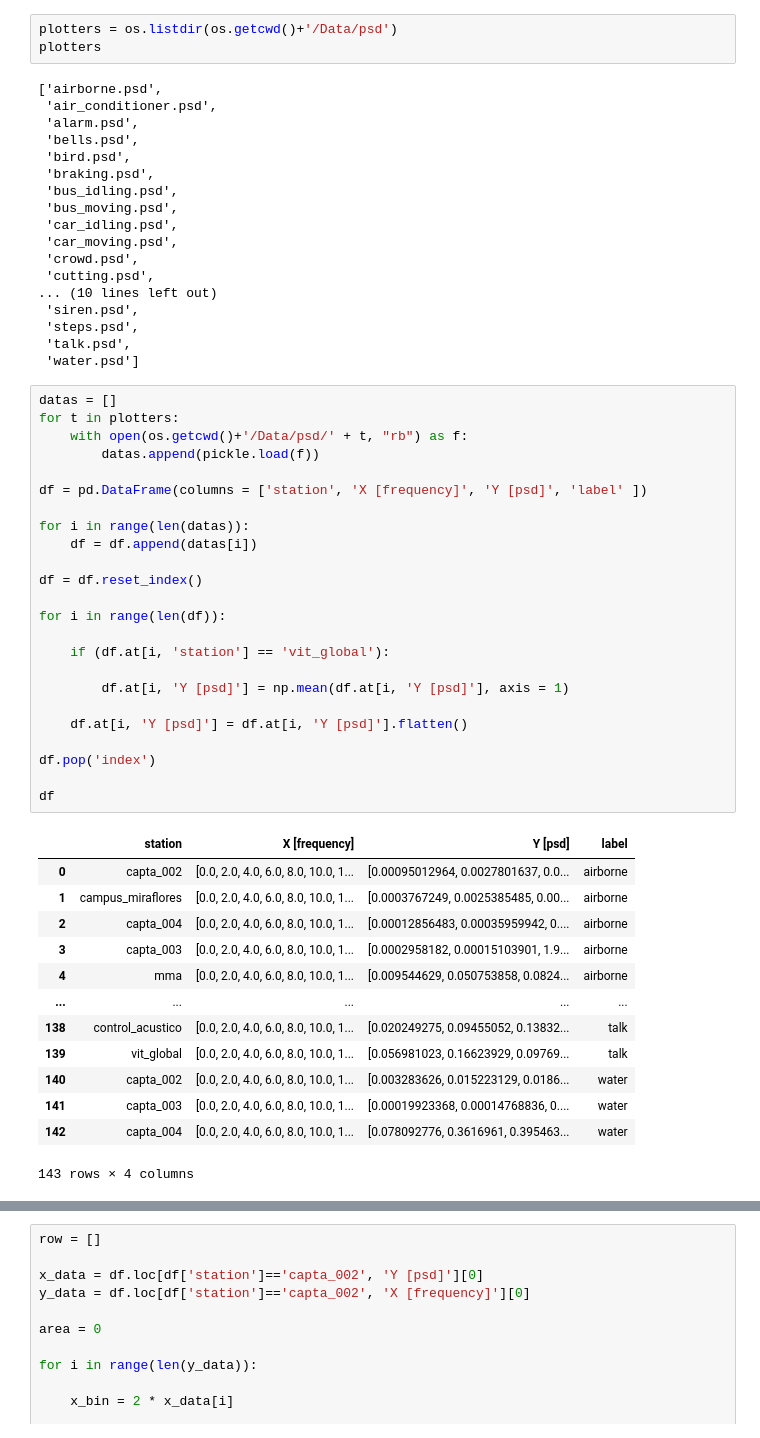
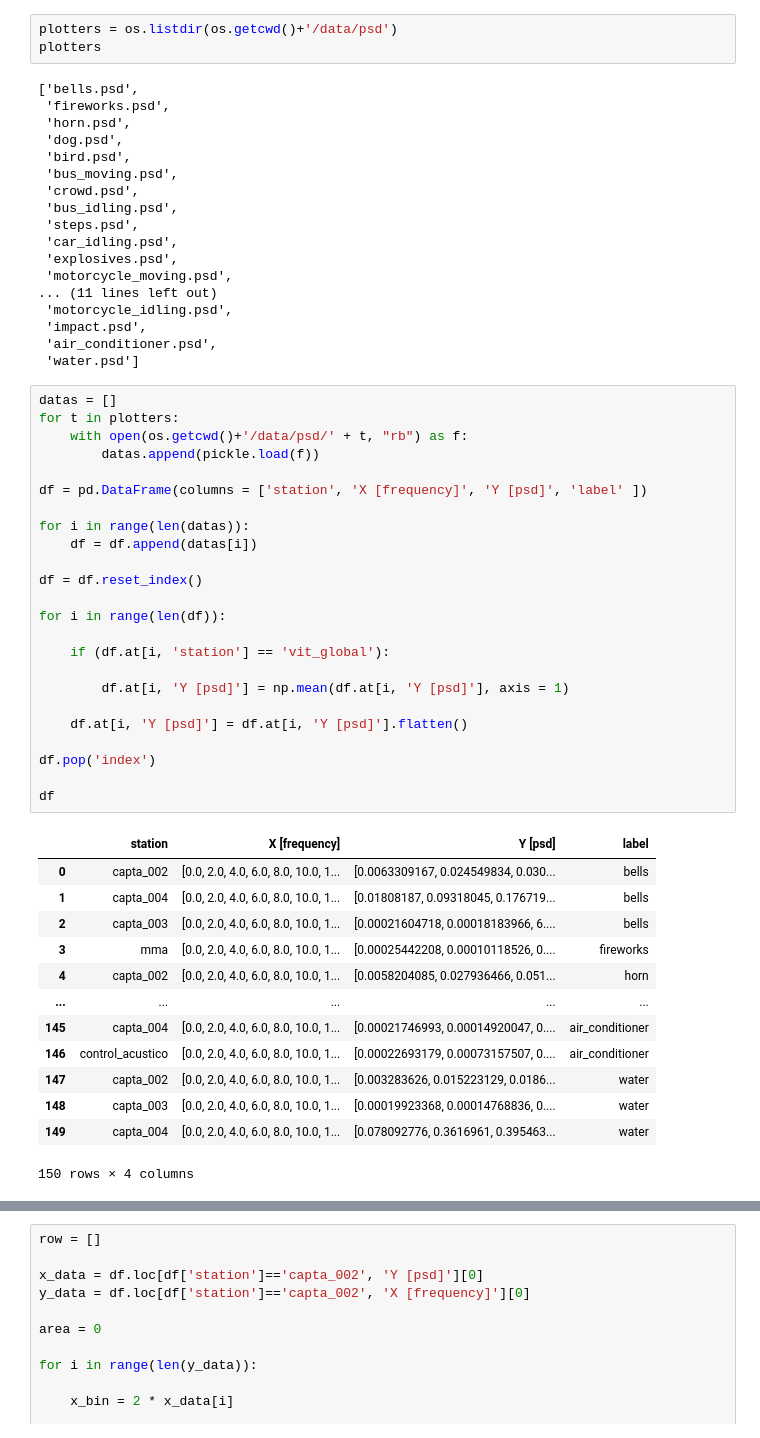
Before and after one commit to JoaquinRMorales/fusa_noise, a Jupyter notebook: Experiments.ipynb, the cells around one changed output, grey strips where cells are left out. Drawn from its saved outputs; the diff is of its cells as text.

```diff
--- a/Experiments.ipynb
+++ b/Experiments.ipynb
@@ -17,64 +25,64 @@ import WavePlotter as wp
 
 from IPython.display import Audio, display, clear_output, HTML
 # %%
-plotters = os.listdir(os.getcwd()+'/Data/psd')
+plotters = os.listdir(os.getcwd()+'/data/psd')
 plotters
 # %% [output]
-['airborne.psd',
+['bells.psd',
+ 'fireworks.psd',
+ 'horn.psd',
+ 'dog.psd',
+ 'bird.psd',
+ 'bus_moving.psd',
+ 'crowd.psd',
+ 'bus_idling.psd',
+ 'steps.psd',
+ 'car_idling.psd',
+ 'explosives.psd',
+ 'motorcycle_moving.psd',
+... (11 lines left out)
+ 'motorcycle_idling.psd',
+ 'impact.psd',
  'air_conditioner.psd',
- 'alarm.psd',
- 'bells.psd',
- 'bird.psd',
- 'braking.psd',
- 'bus_idling.psd',
- 'bus_moving.psd',
- 'car_idling.psd',
- 'car_moving.psd',
- 'crowd.psd',
- 'cutting.psd',
-... (10 lines left out)
- 'siren.psd',
- 'steps.psd',
- 'talk.psd',
  'water.psd']
 # %%
 datas = []
 for t in plotters:
-    with open(os.getcwd()+'/Data/psd/' + t, "rb") as f:
+    with open(os.getcwd()+'/data/psd/' + t, "rb") as f:
         datas.append(pickle.load(f))
 
 df = pd.DataFrame(columns = ['station', 'X [frequency]', 'Y [psd]', 'label' ])
 
 for i in range(len(datas)):
     df = df.append(datas[i])
 
 df = df.reset_index()
 
 for i in range(len(df)):
 
     if (df.at[i, 'station'] == 'vit_global'):
 
         df.at[i, 'Y [psd]'] = np.mean(df.at[i, 'Y [psd]'], axis = 1)
 
     df.at[i, 'Y [psd]'] = df.at[i, 'Y [psd]'].flatten()
 
 df.pop('index')
 
 df
 # %% [output]
 |  | station | X [frequency] | Y [psd] | label |
-| 0 | capta_002 | [0.0, 2.0, 4.0, 6.0, 8.0, 10.0, 1... | [0.00095012964, 0.0027801637, 0.0... | airborne |
-| 1 | campus_miraflores | [0.0, 2.0, 4.0, 6.0, 8.0, 10.0, 1... | [0.0003767249, 0.0025385485, 0.00... | airborne |
-| 2 | capta_004 | [0.0, 2.0, 4.0, 6.0, 8.0, 10.0, 1... | [0.00012856483, 0.00035959942, 0.... | airborne |
-| 3 | capta_003 | [0.0, 2.0, 4.0, 6.0, 8.0, 10.0, 1... | [0.0002958182, 0.00015103901, 1.9... | airborne |
-| 4 | mma | [0.0, 2.0, 4.0, 6.0, 8.0, 10.0, 1... | [0.009544629, 0.050753858, 0.0824... | airborne |
+| 0 | capta_002 | [0.0, 2.0, 4.0, 6.0, 8.0, 10.0, 1... | [0.0063309167, 0.024549834, 0.030... | bells |
+| 1 | capta_004 | [0.0, 2.0, 4.0, 6.0, 8.0, 10.0, 1... | [0.01808187, 0.09318045, 0.176719... | bells |
+| 2 | capta_003 | [0.0, 2.0, 4.0, 6.0, 8.0, 10.0, 1... | [0.00021604718, 0.00018183966, 6.... | bells |
+| 3 | mma | [0.0, 2.0, 4.0, 6.0, 8.0, 10.0, 1... | [0.00025442208, 0.00010118526, 0.... | fireworks |
+| 4 | capta_002 | [0.0, 2.0, 4.0, 6.0, 8.0, 10.0, 1... | [0.0058204085, 0.027936466, 0.051... | horn |
 | ... | ... | ... | ... | ... |
-| 138 | control_acustico | [0.0, 2.0, 4.0, 6.0, 8.0, 10.0, 1... | [0.020249275, 0.09455052, 0.13832... | talk |
-| 139 | vit_global | [0.0, 2.0, 4.0, 6.0, 8.0, 10.0, 1... | [0.056981023, 0.16623929, 0.09769... | talk |
-| 140 | capta_002 | [0.0, 2.0, 4.0, 6.0, 8.0, 10.0, 1... | [0.003283626, 0.015223129, 0.0186... | water |
-| 141 | capta_003 | [0.0, 2.0, 4.0, 6.0, 8.0, 10.0, 1... | [0.00019923368, 0.00014768836, 0.... | water |
-| 142 | capta_004 | [0.0, 2.0, 4.0, 6.0, 8.0, 10.0, 1... | [0.078092776, 0.3616961, 0.395463... | water |
+| 145 | capta_004 | [0.0, 2.0, 4.0, 6.0, 8.0, 10.0, 1... | [0.00021746993, 0.00014920047, 0.... | air_conditioner |
+| 146 | control_acustico | [0.0, 2.0, 4.0, 6.0, 8.0, 10.0, 1... | [0.00022693179, 0.00073157507, 0.... | air_conditioner |
+| 147 | capta_002 | [0.0, 2.0, 4.0, 6.0, 8.0, 10.0, 1... | [0.003283626, 0.015223129, 0.0186... | water |
+| 148 | capta_003 | [0.0, 2.0, 4.0, 6.0, 8.0, 10.0, 1... | [0.00019923368, 0.00014768836, 0.... | water |
+| 149 | capta_004 | [0.0, 2.0, 4.0, 6.0, 8.0, 10.0, 1... | [0.078092776, 0.3616961, 0.395463... | water |
-143 rows × 4 columns
+150 rows × 4 columns
 # %%
 for i in range(len(df)):
     print(i)
```
Also changed, not shown: parts of 27 cells of this notebook, 3 other files.
